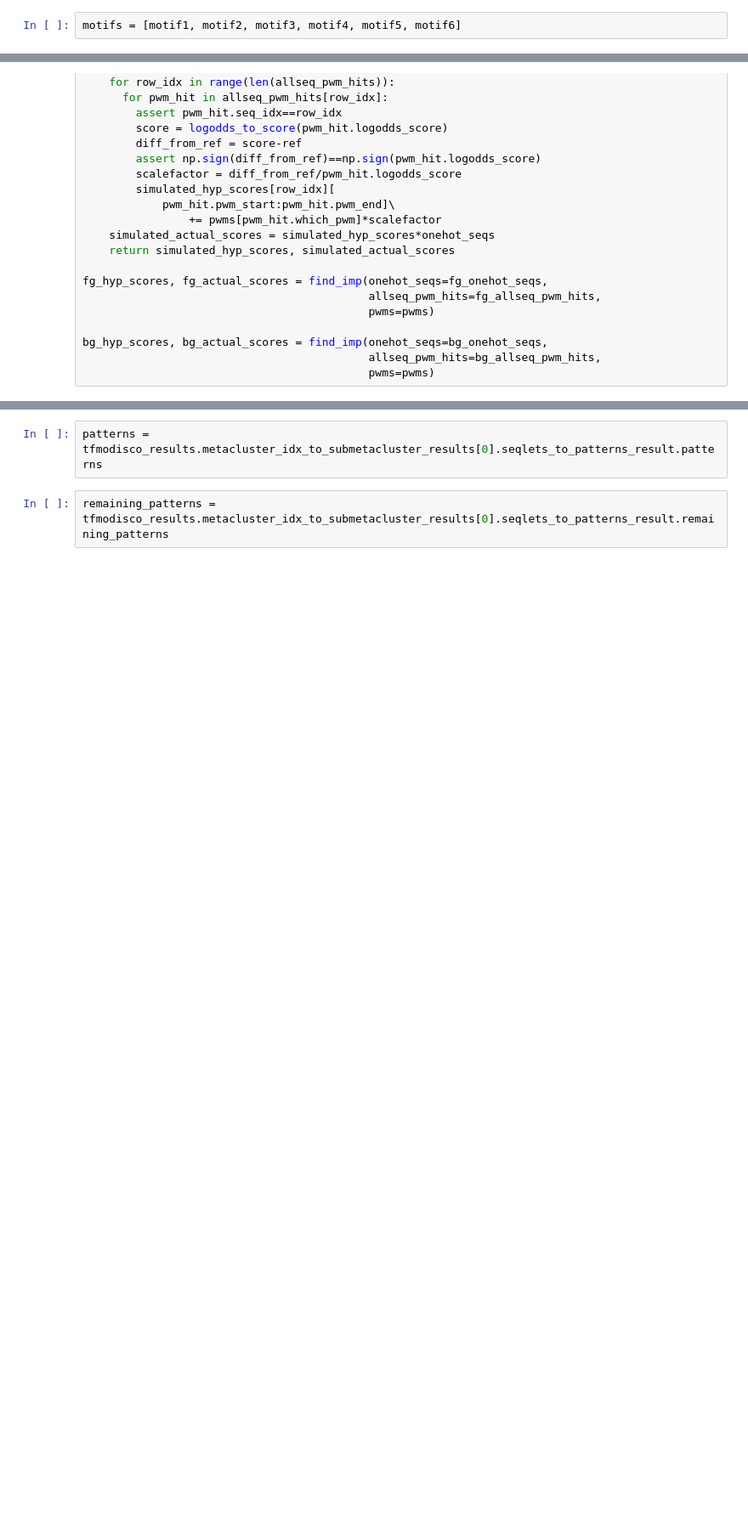
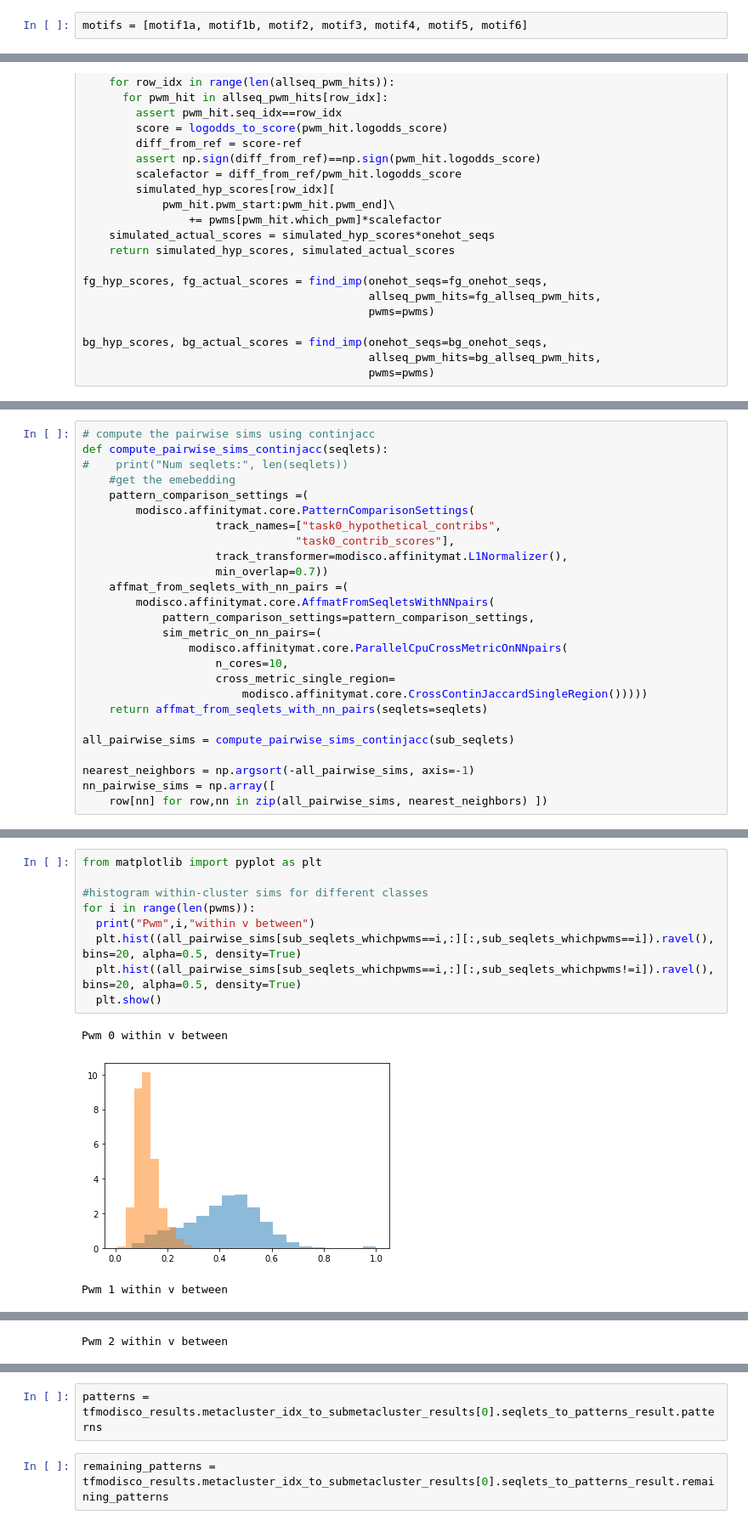
Before and after one commit to AvantiShri/colab_notebooks, a Jupyter notebook: misc_examples/SimulateImpScores.ipynb, the cells around one changed output, grey strips where cells are left out. Shown at 85% size. Saved outputs shown, nothing was run; the diff lists cells and outputs as text; blank space fills up the shorter version.

```diff
--- a/misc_examples/SimulateImpScores.ipynb
+++ b/misc_examples/SimulateImpScores.ipynb
@@ -101,7 +108,7 @@ Installing collected packages: simdna
 Successfully installed simdna-0.5.0.0
 /content
 # %%
-motifs = [motif1, motif2, motif3, motif4, motif5, motif6]
+motifs = [motif1a, motif1b, motif2, motif3, motif4, motif5, motif6]
 # %%
 #generate simulate sequences
 from importlib import reload
@@ -407,0 +404,26 @@ pairwise_sims = compute_pairwise_sims_continjacc(all_seqlets)
+# %%
+# compute the pairwise sims using continjacc
+def compute_pairwise_sims_continjacc(seqlets):
+#    print("Num seqlets:", len(seqlets))
+    #get the emebedding
+    pattern_comparison_settings =(
+        modisco.affinitymat.core.PatternComparisonSettings(
+                    track_names=["task0_hypothetical_contribs",
+                                "task0_contrib_scores"],
+                    track_transformer=modisco.affinitymat.L1Normalizer(),
+                    min_overlap=0.7))
+    affmat_from_seqlets_with_nn_pairs =(
+        modisco.affinitymat.core.AffmatFromSeqletsWithNNpairs(
+            pattern_comparison_settings=pattern_comparison_settings,
+            sim_metric_on_nn_pairs=(
+                modisco.affinitymat.core.ParallelCpuCrossMetricOnNNpairs(
+                    n_cores=10,
+                    cross_metric_single_region=
+                        modisco.affinitymat.core.CrossContinJaccardSingleRegion()))))
+    return affmat_from_seqlets_with_nn_pairs(seqlets=seqlets)
+
+all_pairwise_sims = compute_pairwise_sims_continjacc(sub_seqlets)
+
+nearest_neighbors = np.argsort(-all_pairwise_sims, axis=-1)
+nn_pairwise_sims = np.array([
+    row[nn] for row,nn in zip(all_pairwise_sims, nearest_neighbors) ])
@@ -407,0 +437,13 @@ pairwise_sims = compute_pairwise_sims_continjacc(all_seqlets)
+# %%
+from matplotlib import pyplot as plt
+
+#histogram within-cluster sims for different classes
+for i in range(len(pwms)):
+  print("Pwm",i,"within v between")
+  plt.hist((all_pairwise_sims[sub_seqlets_whichpwms==i,:][:,sub_seqlets_whichpwms==i]).ravel(), bins=20, alpha=0.5, density=True)
+  plt.hist((all_pairwise_sims[sub_seqlets_whichpwms==i,:][:,sub_seqlets_whichpwms!=i]).ravel(), bins=20, alpha=0.5, density=True)
+  plt.show()
+# %% [output]
+Pwm 0 within v between
+[figure, added]
+Pwm 1 within v between
@@ -407,0 +451 @@ pairwise_sims = compute_pairwise_sims_continjacc(all_seqlets)
+Pwm 2 within v between
```
Also changed, not shown: parts of 21 cells of this notebook.
